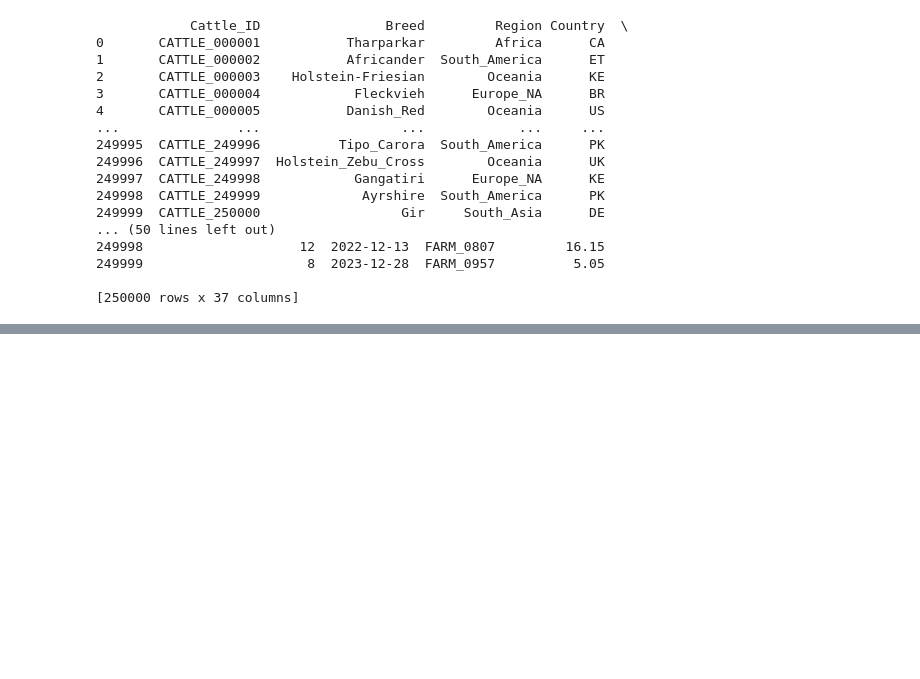
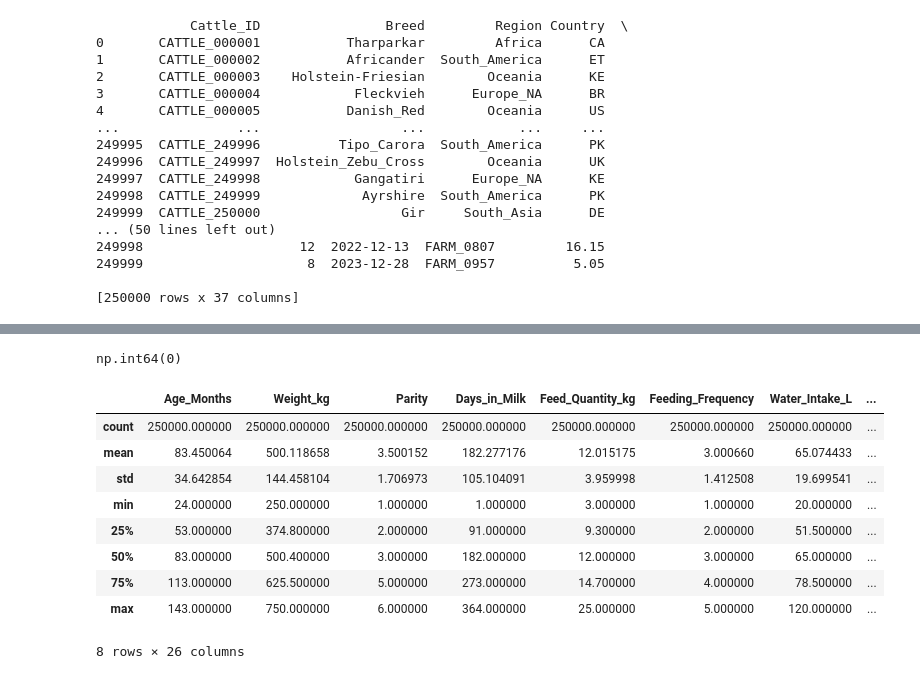
Before and after one commit to linneaovervad/examAML, a Jupyter notebook: cattleHealth.ipynb, the cells around one changed output, grey strips where cells are left out. Cells and saved outputs as stored; diff of their text form; code cells hidden in the pictures; blank space fills up the shorter version.

```diff
--- a/cattleHealth.ipynb
+++ b/cattleHealth.ipynb
@@ -24,0 +52,17 @@ print(df)
+# %%
+df.duplicated().sum() # Check for duplicate rows
+# %% [output]
+np.int64(0)
+# %%
+df.describe()
+# %% [output]
+|  | Age_Months | Weight_kg | Parity | Days_in_Milk | Feed_Quantity_kg | Feeding_Frequency | Water_Intake_L | ... |
+| count | 250000.000000 | 250000.000000 | 250000.000000 | 250000.000000 | 250000.000000 | 250000.000000 | 250000.000000 | ... |
+| mean | 83.450064 | 500.118658 | 3.500152 | 182.277176 | 12.015175 | 3.000660 | 65.074433 | ... |
+| std | 34.642854 | 144.458104 | 1.706973 | 105.104091 | 3.959998 | 1.412508 | 19.699541 | ... |
+| min | 24.000000 | 250.000000 | 1.000000 | 1.000000 | 3.000000 | 1.000000 | 20.000000 | ... |
+| 25% | 53.000000 | 374.800000 | 2.000000 | 91.000000 | 9.300000 | 2.000000 | 51.500000 | ... |
+| 50% | 83.000000 | 500.400000 | 3.000000 | 182.000000 | 12.000000 | 3.000000 | 65.000000 | ... |
+| 75% | 113.000000 | 625.500000 | 5.000000 | 273.000000 | 14.700000 | 4.000000 | 78.500000 | ... |
+| max | 143.000000 | 750.000000 | 6.000000 | 364.000000 | 25.000000 | 5.000000 | 120.000000 | ... |
+8 rows × 26 columns
```
Also changed, not shown: parts of 7 cells of this notebook.
